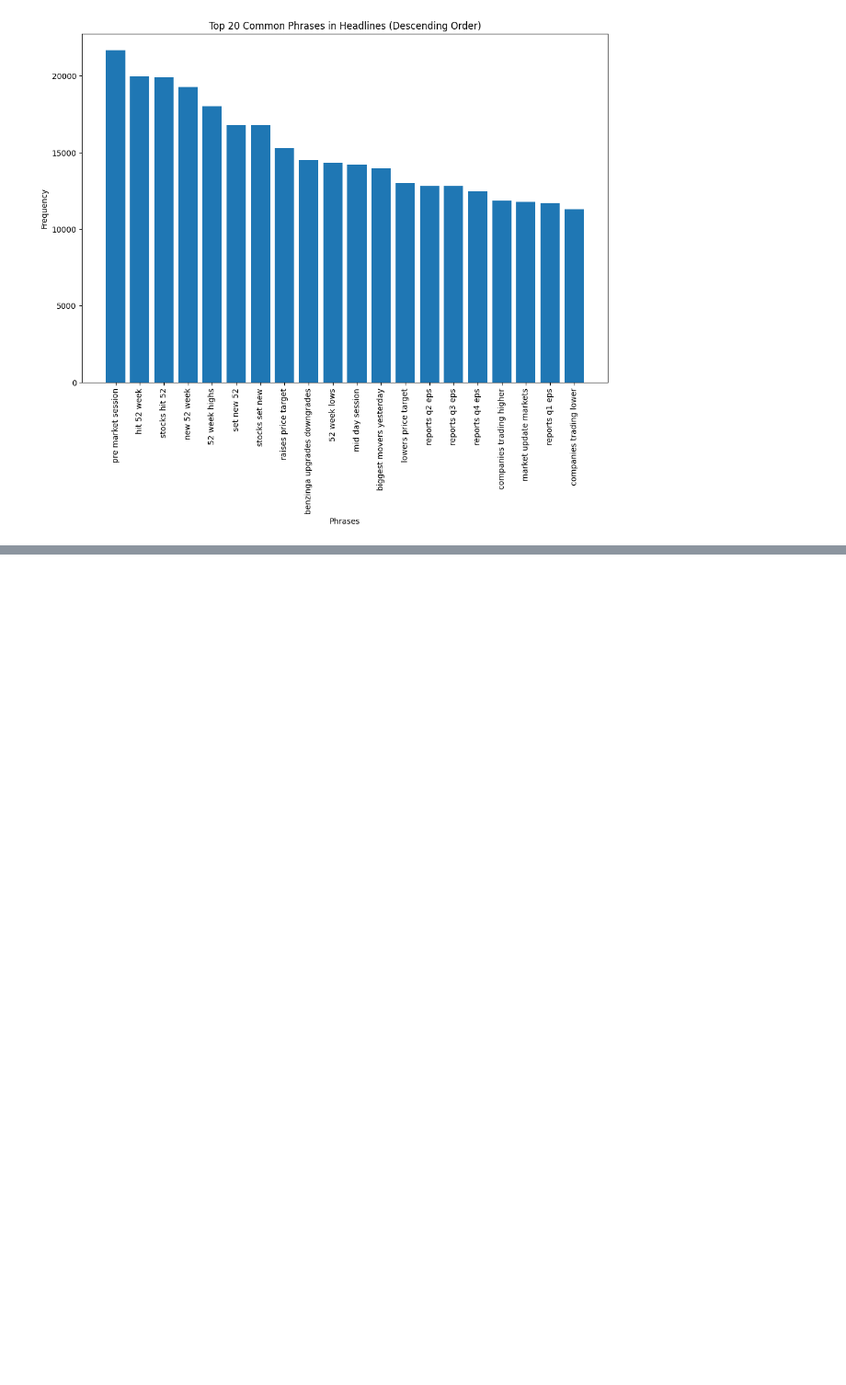
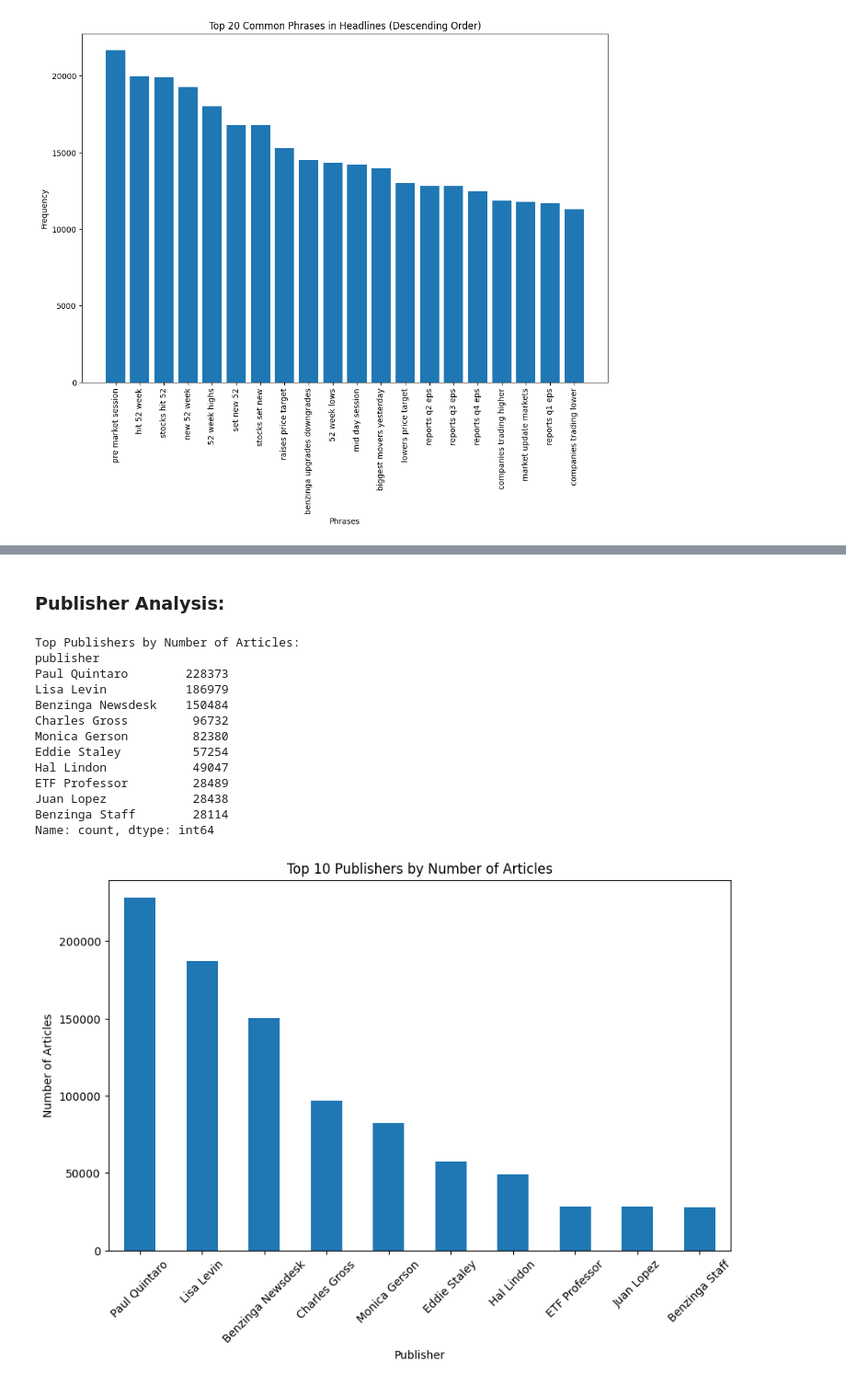
Before and after one commit to Abenezer-Baheru/Financial-News-And-Stock-Market-Analysis, a Jupyter notebook: notebooks/analysis.ipynb, the cells around one changed output, grey strips where cells are left out. Shown: that part at 92% size. Cells and saved outputs as stored; diff of their text form; code cells hidden in the pictures; blank space fills up the shorter version.

```diff
--- a/notebooks/analysis.ipynb
+++ b/notebooks/analysis.ipynb
@@ -311,0 +415,41 @@ Top 20 Common Phrases (Descending Order):
+# %% [markdown]
+### Publisher Analysis:
+# %%
+import re
+from textblob import TextBlob
+
+# Perform sentiment analysis
+data['headline'] = data['headline'].str.lower()
+data['sentiment'] = data['headline'].apply(lambda x: TextBlob(x).sentiment.polarity)
+data['sentiment_label'] = data['sentiment'].apply(lambda x: 'positive' if x > 0 else ('negative' if x < 0 else 'neutral'))
+
+# Count the number of articles per publisher
+articles_per_publisher = data['publisher'].value_counts()
+
+# Print the top publishers
+print("Top Publishers by Number of Articles:")
+print(articles_per_publisher.head(10))
+
+# Plot the top publishers
+plt.figure(figsize=(10, 6))
+articles_per_publisher.head(10).plot(kind='bar')
+plt.title('Top 10 Publishers by Number of Articles')
+plt.xlabel('Publisher')
+plt.ylabel('Number of Articles')
+plt.xticks(rotation=45)
+plt.show()
+# %% [output]
+Top Publishers by Number of Articles:
+publisher
+Paul Quintaro        228373
+Lisa Levin           186979
+Benzinga Newsdesk    150484
+Charles Gross         96732
+Monica Gerson         82380
+Eddie Staley          57254
+Hal Lindon            49047
+ETF Professor         28489
+Juan Lopez            28438
+Benzinga Staff        28114
+Name: count, dtype: int64
+[figure, added]
```
Also changed, not shown: parts of 11 cells of this notebook, 1 other file.
